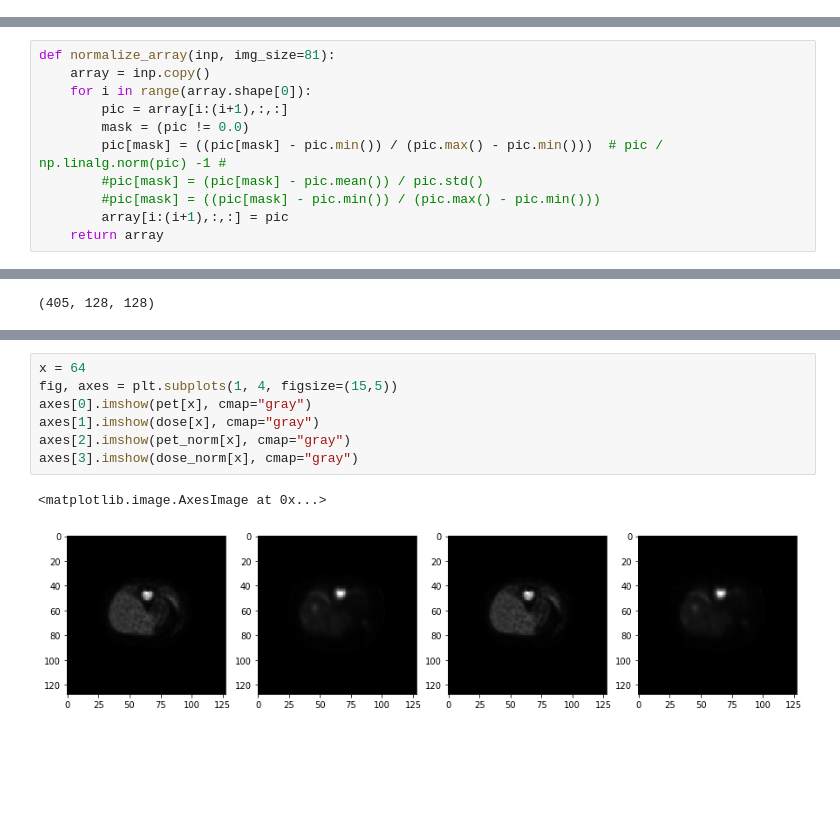
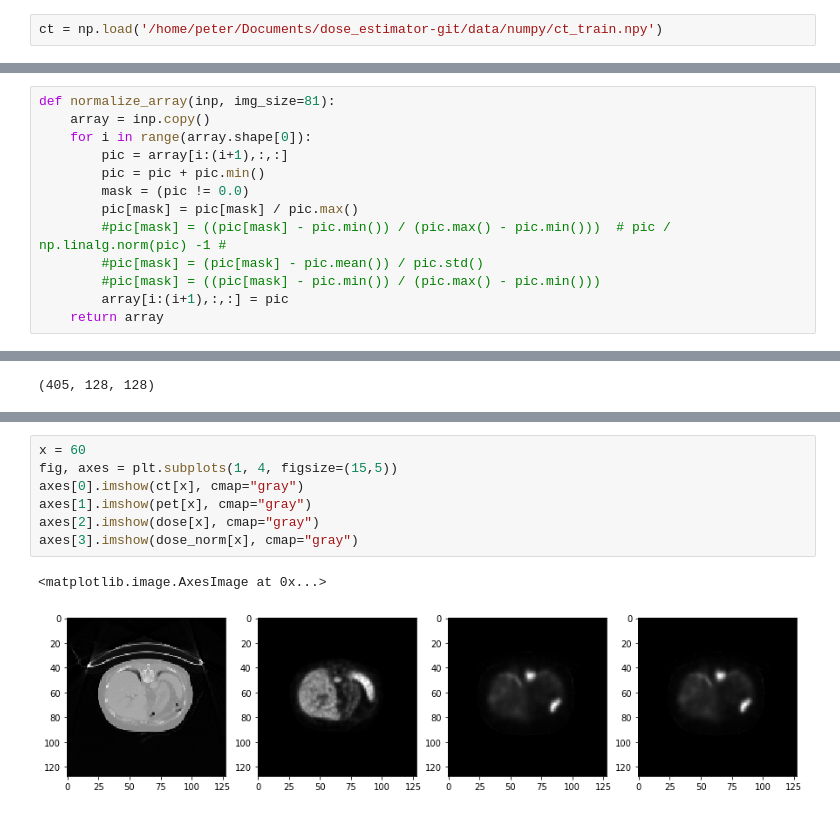
Before and after one commit to peternagy96/dose_estimator, a Jupyter notebook: jupyter/normalization.ipynb, the cells around one changed output, grey strips where cells are left out. Cells and saved outputs as stored; diff of their text form; blank space fills up the shorter version.

Commit message:
fix normalization for ct images

```diff
--- a/jupyter/normalization.ipynb
+++ b/jupyter/normalization.ipynb
@@ -12,4 +12,6 @@ import random
 dose = np.load('/home/peter/Documents/dose_estimator-git/data/numpy/dose_test.npy')
 pet = np.load('/home/peter/Documents/dose_estimator-git/data/numpy/pet_test.npy')
 ct = np.load('/home/peter/Documents/dose_estimator-git/data/numpy/ct_test.npy')
+# %%
+ct = np.load('/home/peter/Documents/dose_estimator-git/data/numpy/ct_train.npy')
 # %%
@@ -45,8 +48,10 @@ def normalize_array(inp, img_size=81):
     array = inp.copy()
     for i in range(array.shape[0]):
         pic = array[i:(i+1),:,:]
+        pic = pic + pic.min()
         mask = (pic != 0.0)
-        pic[mask] = ((pic[mask] - pic.min()) / (pic.max() - pic.min()))  # pic / np.linalg.norm(pic) -1 #
+        pic[mask] = pic[mask] / pic.max()
+        #pic[mask] = ((pic[mask] - pic.min()) / (pic.max() - pic.min()))  # pic / np.linalg.norm(pic) -1 #
         #pic[mask] = (pic[mask] - pic.mean()) / pic.std()
         #pic[mask] = ((pic[mask] - pic.min()) / (pic.max() - pic.min()))
         array[i:(i+1),:,:] = pic
@@ -97,13 +109,13 @@ dose_norm.shape
 # %% [output]
 (405, 128, 128)
 # %%
-x = 64
+x = 60
 fig, axes = plt.subplots(1, 4, figsize=(15,5))
-axes[0].imshow(pet[x], cmap="gray")
-axes[1].imshow(dose[x], cmap="gray")
-axes[2].imshow(pet_norm[x], cmap="gray")
+axes[0].imshow(ct[x], cmap="gray")
+axes[1].imshow(pet[x], cmap="gray")
+axes[2].imshow(dose[x], cmap="gray")
 axes[3].imshow(dose_norm[x], cmap="gray")
 # %% [output]
 <matplotlib.image.AxesImage at 0x...>
-[figure, old version]
+[figure, new version]
 # %%
```
Also changed, not shown: parts of 9 cells of this notebook, 3 other files.
